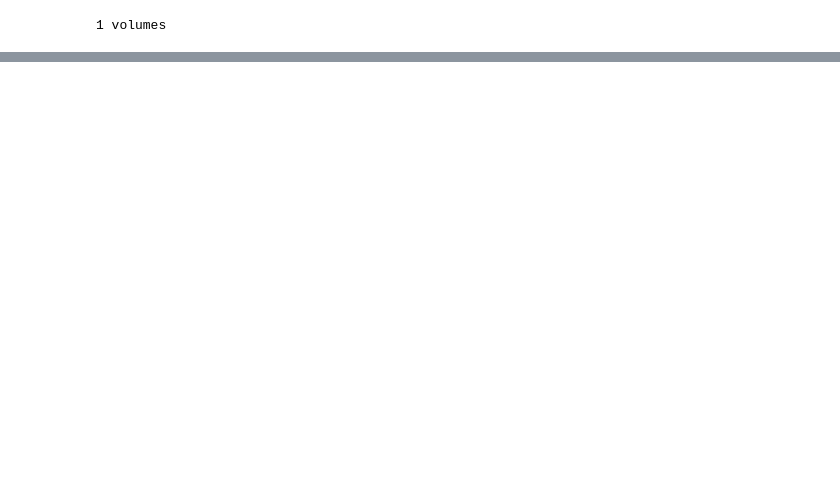
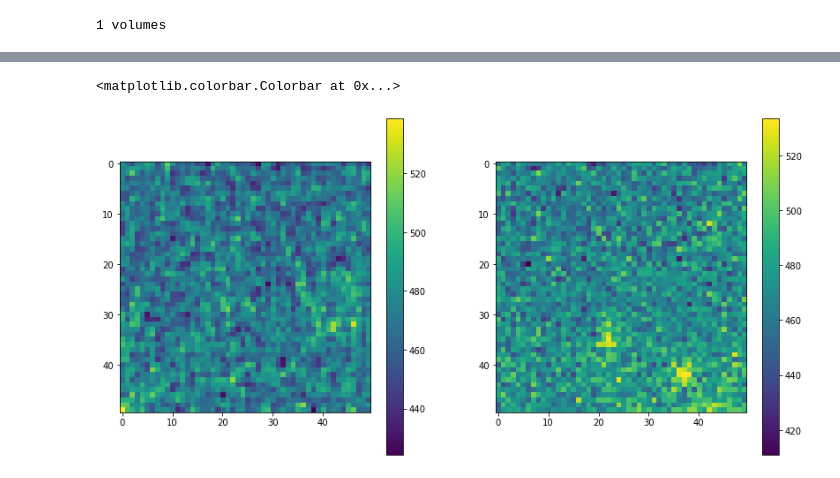
Before and after one commit to TuragaLab/decode_fish, a Jupyter notebook: nbs/08_dataset.ipynb, the cells around one changed output, grey strips where cells are left out. Saved outputs shown, nothing was run; the diff lists cells and outputs as text; code cells hidden in the pictures; blank space fills up the shorter version.

```diff
--- a/nbs/08_dataset.ipynb
+++ b/nbs/08_dataset.ipynb
@@ -436,0 +479,6 @@ local_rate.shape
+# %%
+from decode_fish.funcs.exp_specific import read_MOp_tiff, get_mop_colors
+img_stack = read_MOp_tiff(base_path+'/datasets/CodFish/MERFISH/MOp/mouse1_sample1_raw/aligned_images150.tif', z_to_batch=True, scaled=True)
+# %%
+img_stack.shape
+col_chs = get_mop_colors()[:22]
@@ -436,0 +489,2 @@ local_rate.shape
+# %%
+img_stack = img_stack[:,:,:,1250:1750,750:1250]
@@ -436,0 +495,11 @@ local_rate.shape
+# %%
+plt.figure(figsize=(14,7))
+plt.subplot(121)
+plt.imshow(cpu(img_stack[:,col_chs.nonzero()[0]])[5,0,0,175:225,250:300])
+plt.colorbar()
+plt.subplot(122)
+plt.imshow(cpu(img_stack[:,np.where(col_chs==0)[0]])[5,0,0,175:225,250:300])
+plt.colorbar()
+# %% [output]
+<matplotlib.colorbar.Colorbar at 0x...>
+[figure, added]
```
Also changed, not shown: parts of 24 cells of this notebook, 36 other files.
